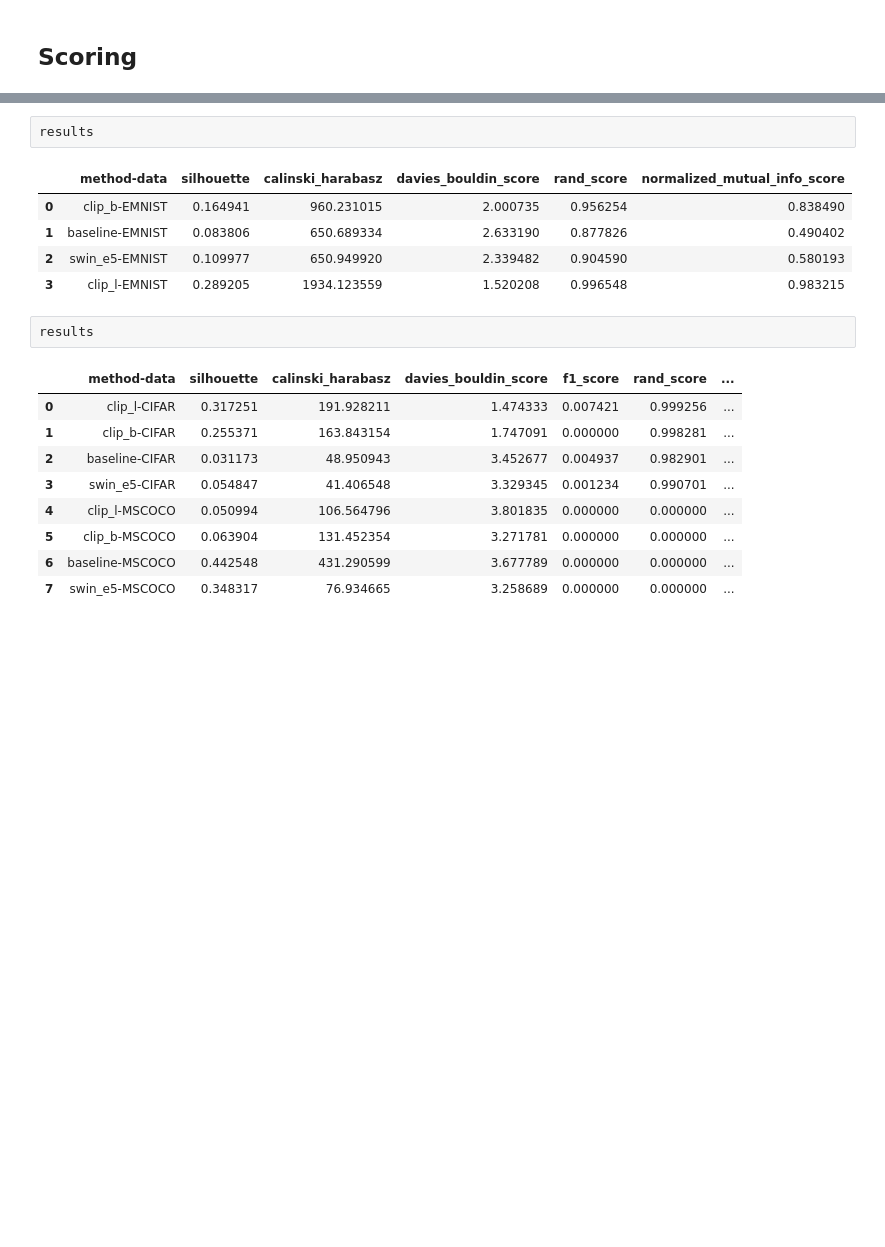
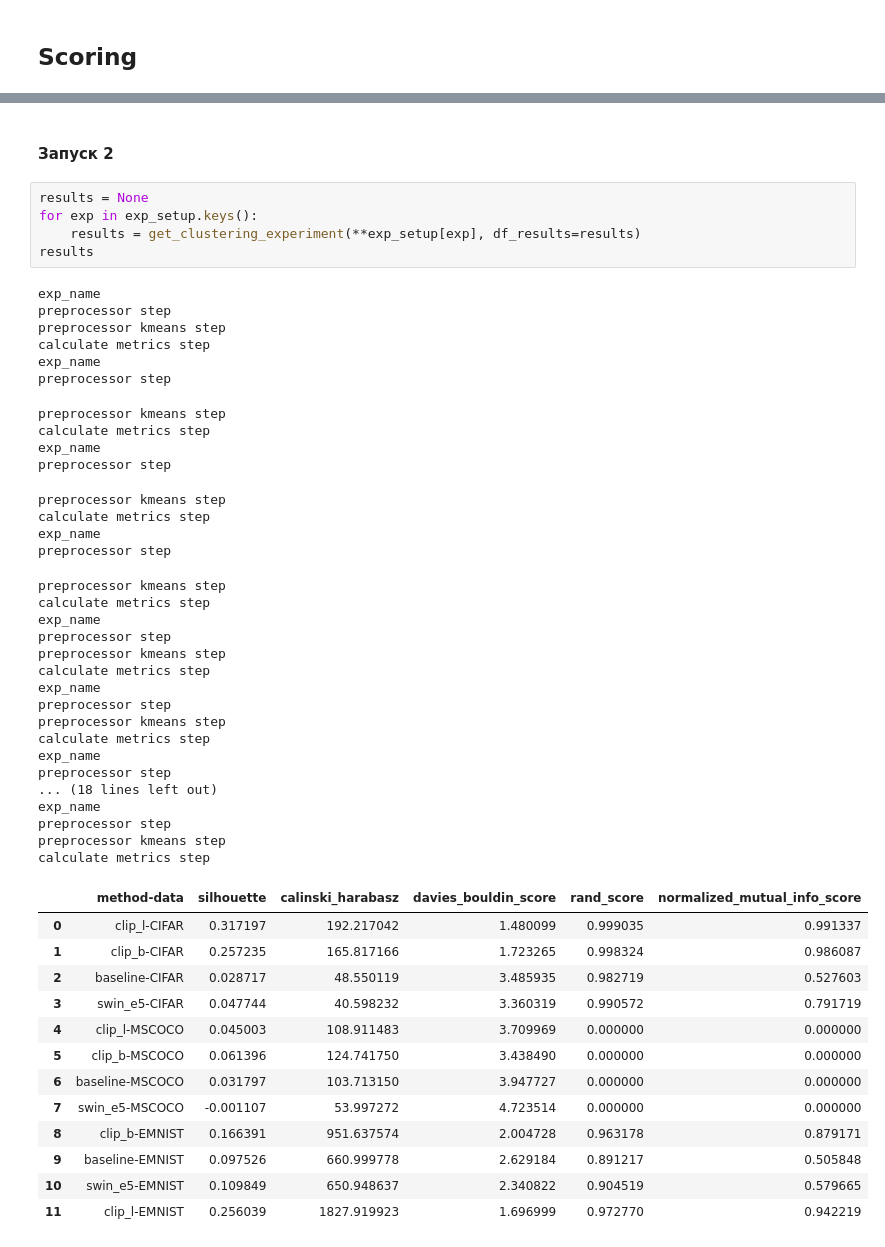
Before and after one commit to ITMO-CODE-AI/GaMAC, a Jupyter notebook: notebooks/embedder_testing.ipynb, the cells around one changed output, grey strips where cells are left out. Drawn from its saved outputs; the diff is of its cells as text; blank space fills up the shorter version.

```diff
--- a/notebooks/embedder_testing.ipynb
+++ b/notebooks/embedder_testing.ipynb
@@ -427,20 +465,52 @@ results
-# %%
-results
-# %% [output]
-|  | method-data | silhouette | calinski_harabasz | davies_bouldin_score | rand_score | normalized_mutual_info_score |
-| 0 | clip_b-EMNIST | 0.164941 | 960.231015 | 2.000735 | 0.956254 | 0.838490 |
-| 1 | baseline-EMNIST | 0.083806 | 650.689334 | 2.633190 | 0.877826 | 0.490402 |
-| 2 | swin_e5-EMNIST | 0.109977 | 650.949920 | 2.339482 | 0.904590 | 0.580193 |
-| 3 | clip_l-EMNIST | 0.289205 | 1934.123559 | 1.520208 | 0.996548 | 0.983215 |
-# %%
-results
-# %% [output]
-|  | method-data | silhouette | calinski_harabasz | davies_bouldin_score | f1_score | rand_score | ... |
-| 0 | clip_l-CIFAR | 0.317251 | 191.928211 | 1.474333 | 0.007421 | 0.999256 | ... |
-| 1 | clip_b-CIFAR | 0.255371 | 163.843154 | 1.747091 | 0.000000 | 0.998281 | ... |
-| 2 | baseline-CIFAR | 0.031173 | 48.950943 | 3.452677 | 0.004937 | 0.982901 | ... |
-| 3 | swin_e5-CIFAR | 0.054847 | 41.406548 | 3.329345 | 0.001234 | 0.990701 | ... |
-| 4 | clip_l-MSCOCO | 0.050994 | 106.564796 | 3.801835 | 0.000000 | 0.000000 | ... |
-| 5 | clip_b-MSCOCO | 0.063904 | 131.452354 | 3.271781 | 0.000000 | 0.000000 | ... |
-| 6 | baseline-MSCOCO | 0.442548 | 431.290599 | 3.677789 | 0.000000 | 0.000000 | ... |
-| 7 | swin_e5-MSCOCO | 0.348317 | 76.934665 | 3.258689 | 0.000000 | 0.000000 | ... |
+# %% [markdown]
+#### Запуск 2
+# %%
+results = None
+for exp in exp_setup.keys():
+    results = get_clustering_experiment(**exp_setup[exp], df_results=results)
+results
+# %% [output]
+exp_name
+preprocessor step
+preprocessor kmeans step
+calculate metrics step
+exp_name
+preprocessor step
+preprocessor kmeans step
+calculate metrics step
+exp_name
+preprocessor step
+preprocessor kmeans step
+calculate metrics step
+exp_name
+preprocessor step
+preprocessor kmeans step
+calculate metrics step
+exp_name
+preprocessor step
+preprocessor kmeans step
+calculate metrics step
+exp_name
+preprocessor step
+preprocessor kmeans step
+calculate metrics step
+exp_name
+preprocessor step
+... (18 lines left out)
+exp_name
+preprocessor step
+preprocessor kmeans step
+calculate metrics step
+|  | method-data | silhouette | calinski_harabasz | davies_bouldin_score | rand_score | normalized_mutual_info_score |
+| 0 | clip_l-CIFAR | 0.317197 | 192.217042 | 1.480099 | 0.999035 | 0.991337 |
+| 1 | clip_b-CIFAR | 0.257235 | 165.817166 | 1.723265 | 0.998324 | 0.986087 |
+| 2 | baseline-CIFAR | 0.028717 | 48.550119 | 3.485935 | 0.982719 | 0.527603 |
+| 3 | swin_e5-CIFAR | 0.047744 | 40.598232 | 3.360319 | 0.990572 | 0.791719 |
+| 4 | clip_l-MSCOCO | 0.045003 | 108.911483 | 3.709969 | 0.000000 | 0.000000 |
+| 5 | clip_b-MSCOCO | 0.061396 | 124.741750 | 3.438490 | 0.000000 | 0.000000 |
+| 6 | baseline-MSCOCO | 0.031797 | 103.713150 | 3.947727 | 0.000000 | 0.000000 |
+| 7 | swin_e5-MSCOCO | -0.001107 | 53.997272 | 4.723514 | 0.000000 | 0.000000 |
+| 8 | clip_b-EMNIST | 0.166391 | 951.637574 | 2.004728 | 0.963178 | 0.879171 |
+| 9 | baseline-EMNIST | 0.097526 | 660.999778 | 2.629184 | 0.891217 | 0.505848 |
+| 10 | swin_e5-EMNIST | 0.109849 | 650.948637 | 2.340822 | 0.904519 | 0.579665 |
+| 11 | clip_l-EMNIST | 0.256039 | 1827.919923 | 1.696999 | 0.972770 | 0.942219 |
```
Also changed, not shown: parts of 5 cells of this notebook.
